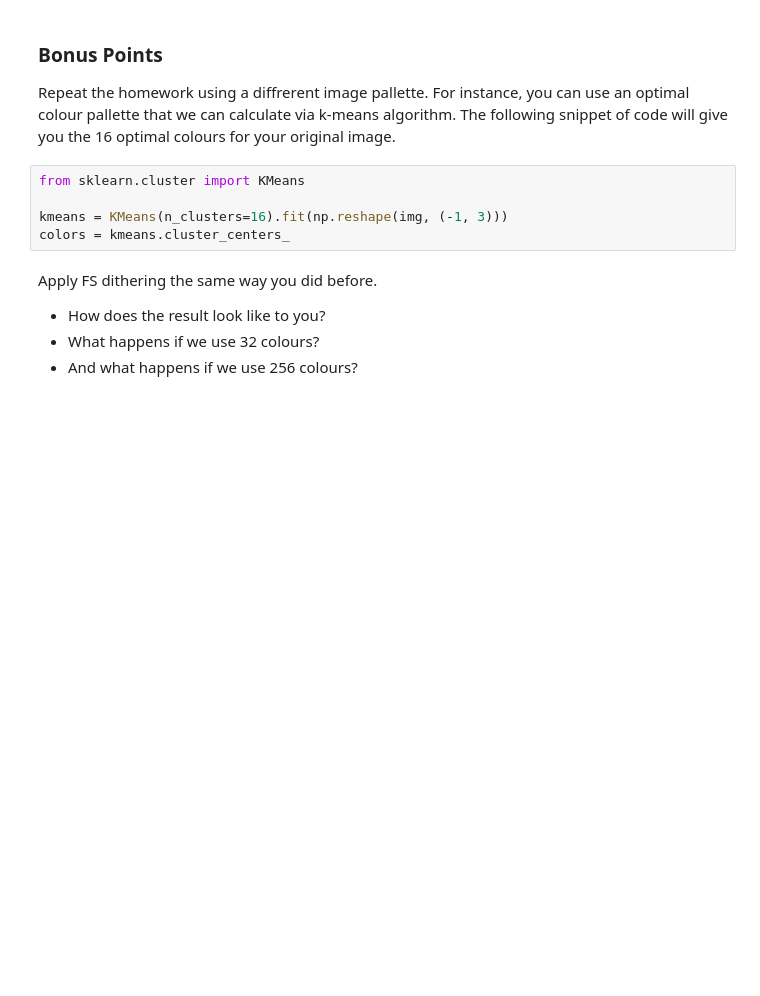
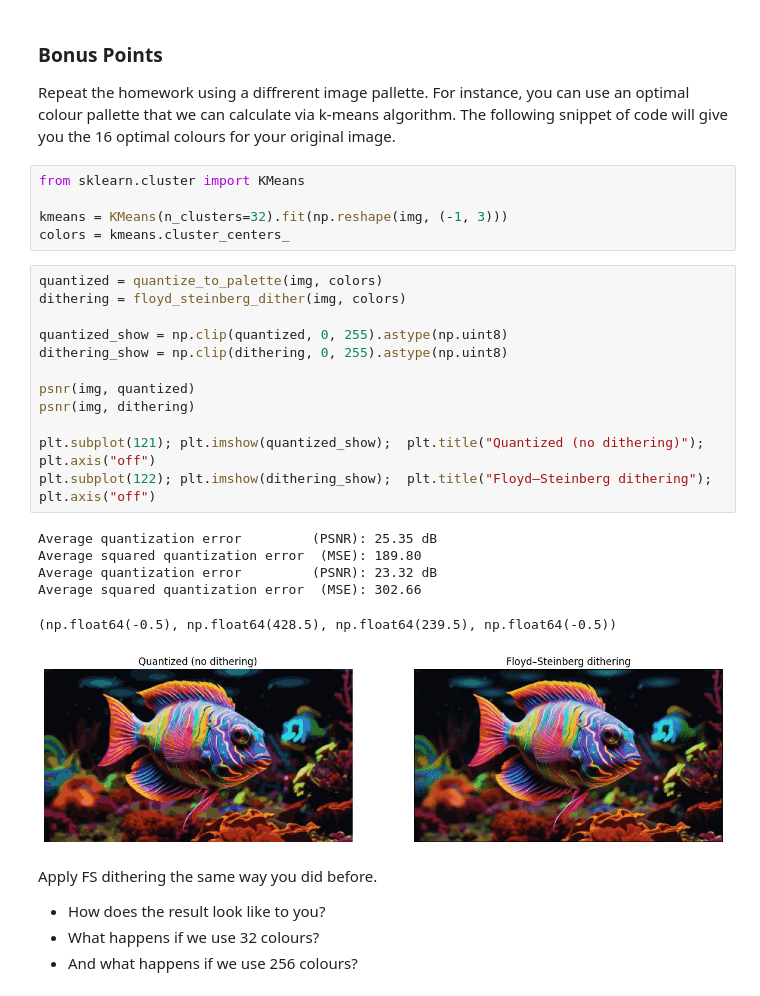
Before and after one commit to Turkevich91/robot_dreams, a Jupyter notebook: lesson_5/homework/Homework.ipynb, the cells around one changed output. Cells and saved outputs as stored; diff of their text form; blank space fills up the shorter version.

```diff
--- a/lesson_5/homework/Homework.ipynb
+++ b/lesson_5/homework/Homework.ipynb
@@ -313,8 +313,27 @@ optimal colours for your original image.
 # %%
 from sklearn.cluster import KMeans
 
-kmeans = KMeans(n_clusters=16).fit(np.reshape(img, (-1, 3)))
+kmeans = KMeans(n_clusters=32).fit(np.reshape(img, (-1, 3)))
 colors = kmeans.cluster_centers_
+# %%
+quantized = quantize_to_palette(img, colors)
+dithering = floyd_steinberg_dither(img, colors)
+
+quantized_show = np.clip(quantized, 0, 255).astype(np.uint8)
+dithering_show = np.clip(dithering, 0, 255).astype(np.uint8)
+
+psnr(img, quantized)
+psnr(img, dithering)
+
+plt.subplot(121); plt.imshow(quantized_show);  plt.title("Quantized (no dithering)"); plt.axis("off")
+plt.subplot(122); plt.imshow(dithering_show);  plt.title("Floyd–Steinberg dithering"); plt.axis("off")
+# %% [output]
+Average quantization error         (PSNR): 25.35 dB
+Average squared quantization error  (MSE): 189.80
+Average quantization error         (PSNR): 23.32 dB
+Average squared quantization error  (MSE): 302.66
+(np.float64(-0.5), np.float64(428.5), np.float64(239.5), np.float64(-0.5))
+[figure, added]
 # %% [markdown]
 Apply FS dithering the same way you did before.
 * How does the result look like to you?
```
Also changed, not shown: parts of 7 cells of this notebook, 2 other files.
